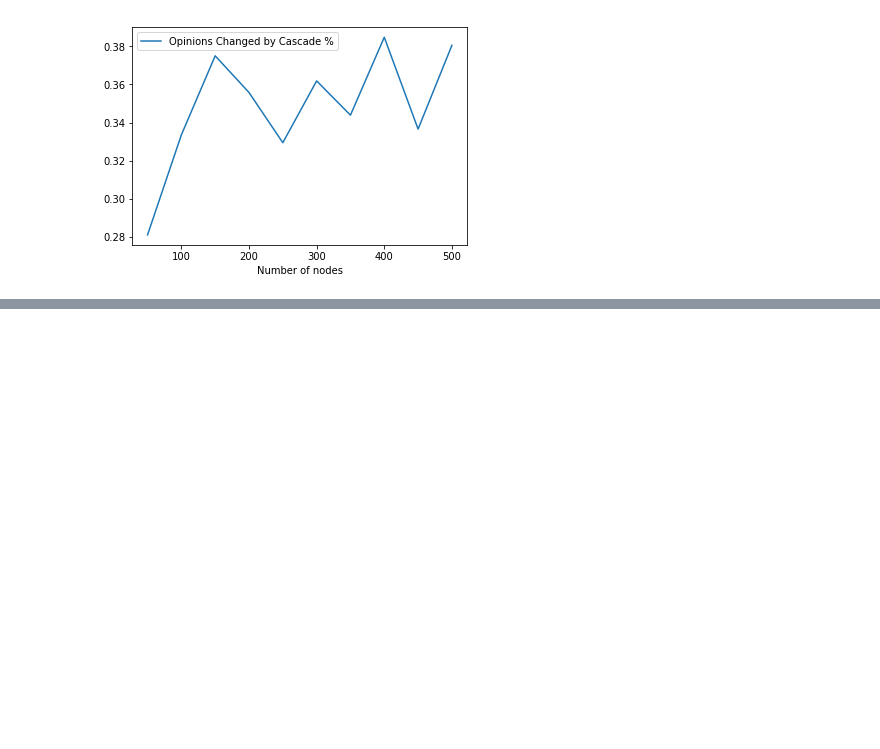
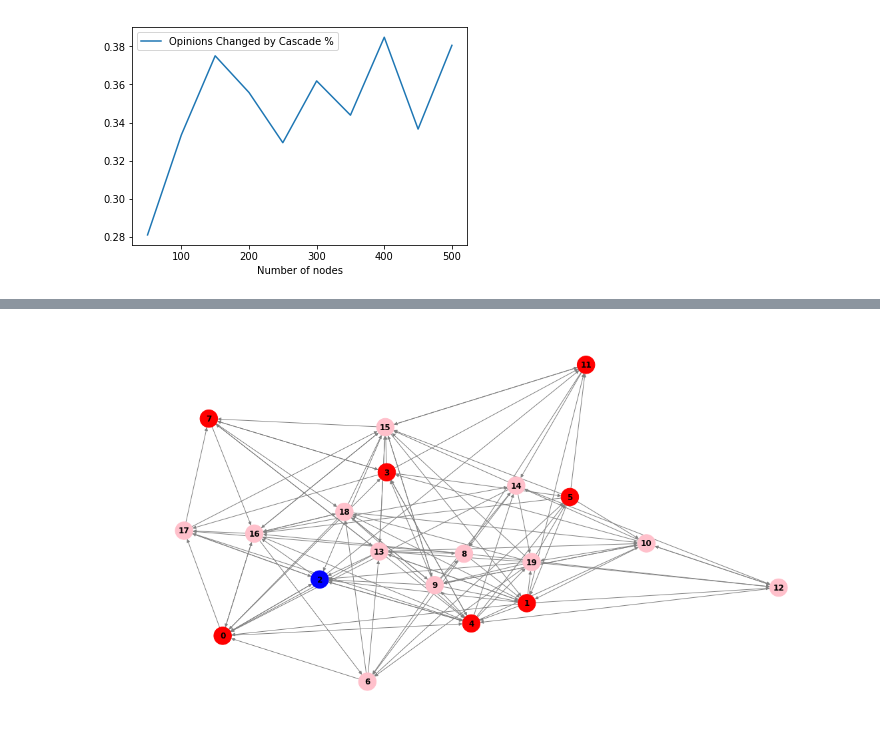
Before and after one commit to miguelalche/graph_information_cascades, a Jupyter notebook: Experimentacion.ipynb, the cells around one changed output, grey strips where cells are left out. Cells and saved outputs as stored; diff of their text form; code cells hidden in the pictures; blank space fills up the shorter version.

```diff
--- a/Experimentacion.ipynb
+++ b/Experimentacion.ipynb
@@ -120,0 +146,23 @@ groupDf[["Opinions Changed by Cascade %"]].plot()
+# %%
+f = open("./graphInfo",'r')
+# print(f.read())
+[nodes,edges,decisions] = f.read().split(';')
+nodes = nodes.split(',')
+edges = edges.split('-')
+decisions = decisions.split(',')
+for i in range(len(nodes)):
+    nodes[i] = eval(nodes[i])
+
+for i in range(len(edges)):
+    edges[i] = eval(edges[i])
+# print("Ejes:",edges)
+G = nx.DiGraph()
+G.add_nodes_from(nodes)
+G.add_edges_from(edges)
+plt.figure(figsize=(15,8))
+nx.draw_spring(G, node_color=decisions, with_labels=True, font_weight='bold', edge_color='grey',node_size=700)
+
+# Descomentar para dibujar en circulo
+# nx.draw_circular(G, node_color=decisions, with_labels=True, font_weight='bold', edge_color='grey',node_size=700)
+# %% [output]
+[figure, added]
```
Also changed, not shown: parts of 3 cells of this notebook, 5 other files.
